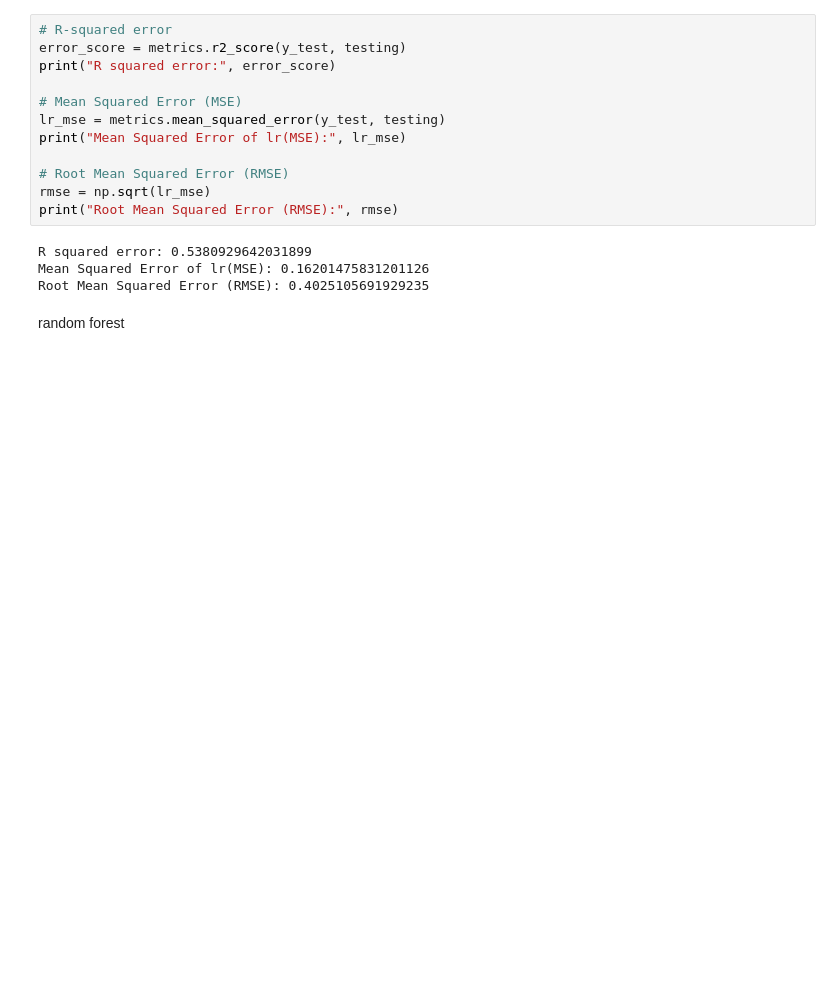
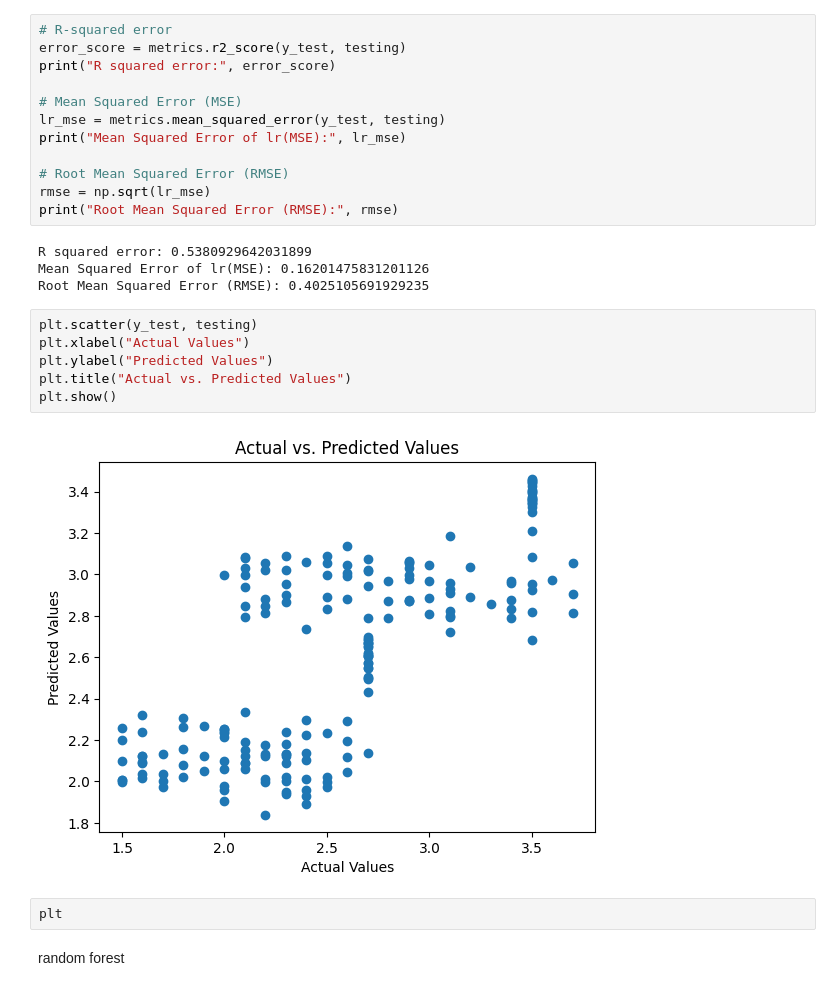
Before and after one commit to Jules-gatete/fit, a Jupyter notebook: Untitled1.ipynb, the cells around one changed output. Drawn from its saved outputs; the diff is of its cells as text; blank space fills up the shorter version.

```diff
--- a/Untitled1.ipynb
+++ b/Untitled1.ipynb
@@ -99,6 +111,16 @@ print("Root Mean Squared Error (RMSE):", rmse)
 R squared error: 0.5380929642031899
 Mean Squared Error of lr(MSE): 0.16201475831201126
 Root Mean Squared Error (RMSE): 0.4025105691929235
+# %%
+plt.scatter(y_test, testing)
+plt.xlabel("Actual Values")
+plt.ylabel("Predicted Values")
+plt.title("Actual vs. Predicted Values")
+plt.show()
+# %% [output]
+[figure, added]
+# %%
+plt
 # %% [markdown]
 random forest
 # %%
```
Also changed, not shown: parts of 6 cells of this notebook.
